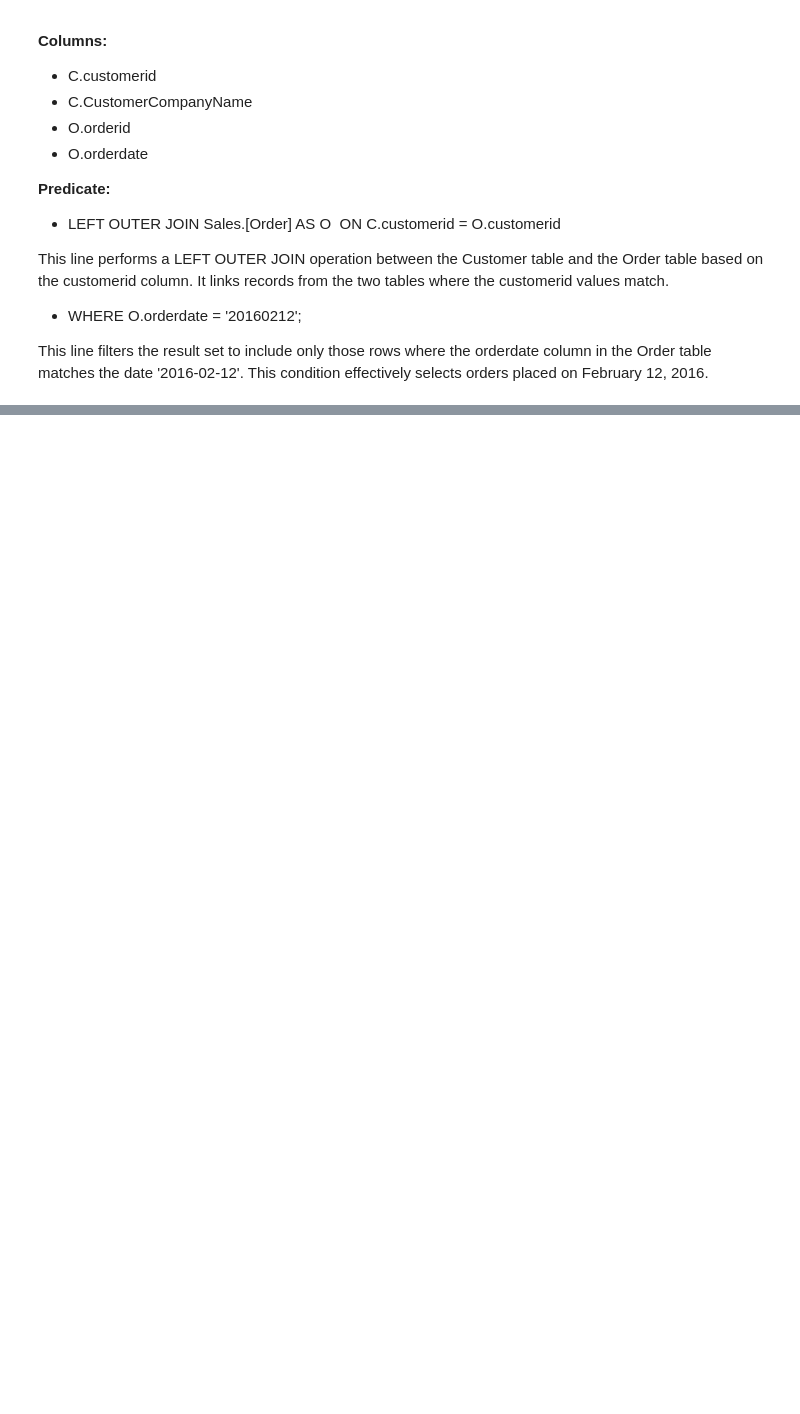
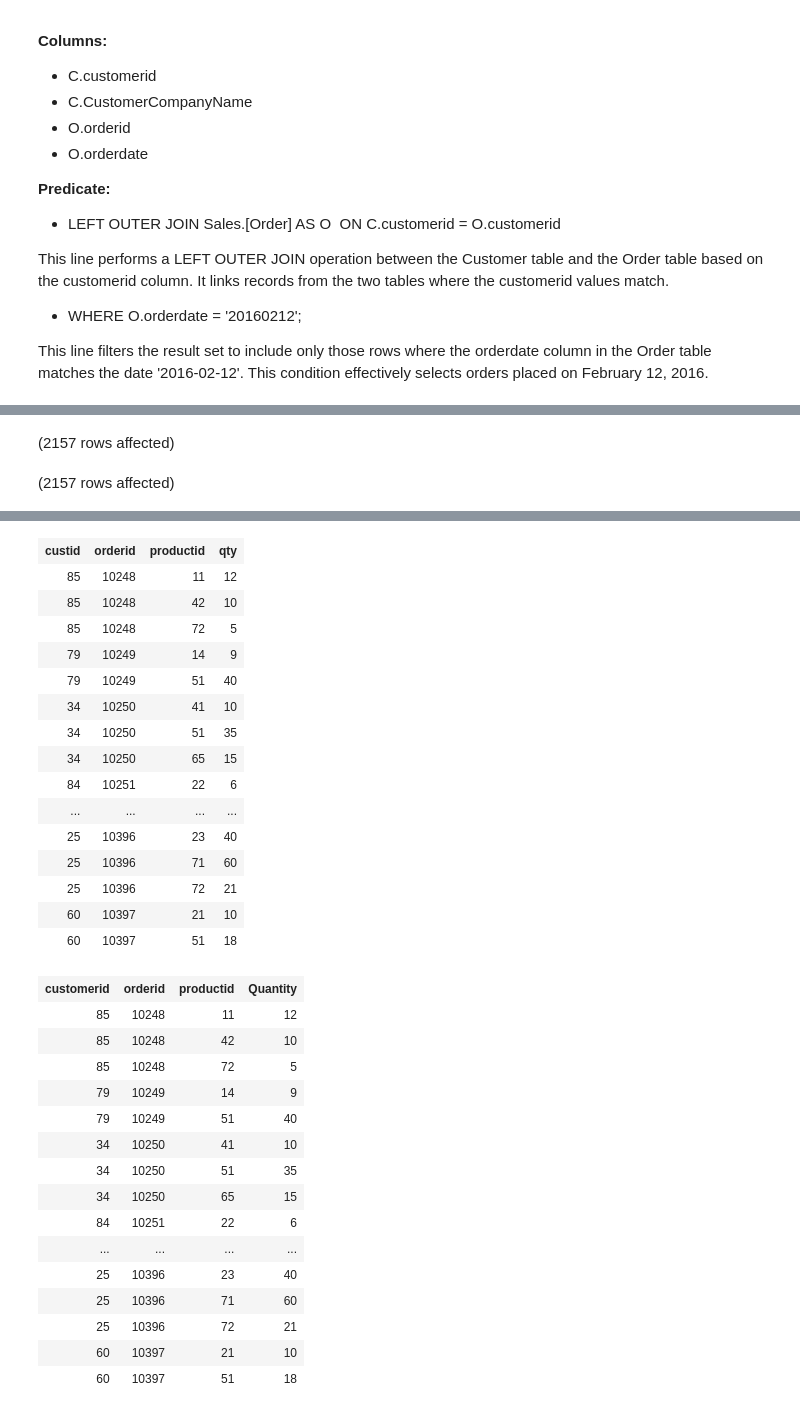
Before and after one commit to ImPrithibi/SQLProgramming, a Jupyter notebook: SQLProgramming-Group6/Ch3-Joins/Individual_Group6_HW2_Sabrina-Zheng.ipynb, the cells around one changed output, grey strips where cells are left out. Saved outputs shown, nothing was run; the diff lists cells and outputs as text; code cells hidden in the pictures; blank space fills up the shorter version.

```diff
--- a/SQLProgramming-Group6/Ch3-Joins/Individual_Group6_HW2_Sabrina-Zheng.ipynb
+++ b/SQLProgramming-Group6/Ch3-Joins/Individual_Group6_HW2_Sabrina-Zheng.ipynb
@@ -294,10 +352,25 @@ Write a query to join the Orders table with the OrderDetails table using an inn
 - The INNER JOIN condition is based on O.orderid and OD.orderid
 - The RIGHT OUTER JOIN condition is based on O.custid = C.custid
 # %%
+--Query using TSQL4 database
+USE TSQLV4;
 -- Option 2: change join order
 SELECT C.custid, O.orderid, OD.productid, OD.qty
-FROM Sales.[Orders] AS O
-  INNER JOIN Sales.[OrderDetails] AS OD
-    ON O.orderid = OD.orderid
-  RIGHT OUTER JOIN Sales.[Customers] AS C
-     ON O.custid = C.custid;
+FROM Sales.Orders AS O
+INNER JOIN Sales.OrderDetails AS OD
+ON O.orderid = OD.orderid
+RIGHT OUTER JOIN Sales.Customers AS C
+  ON O.custid = C.custid;
+
+--Query using Northwinds2022TSQLV7
+USE Northwinds2022TSQLV7;
+-- Option 2: change join order
+SELECT C.customerid, O.orderid, OD.productid, OD.Quantity
+FROM Sales.[Order] AS O
+INNER JOIN Sales.[OrderDetail] AS OD
+ON O.orderid = OD.orderid
+RIGHT OUTER JOIN Sales.[Customer] AS C
+ON O.customerid = C.customerid;
+# %% [output]
+(2157 rows affected)
+(2157 rows affected)
@@ -304,3 +378,35 @@ FROM Sales.[Orders] AS O
+| custid | orderid | productid | qty |
+| 85 | 10248 | 11 | 12 |
+| 85 | 10248 | 42 | 10 |
+| 85 | 10248 | 72 | 5 |
+| 79 | 10249 | 14 | 9 |
+| 79 | 10249 | 51 | 40 |
+| 34 | 10250 | 41 | 10 |
+| 34 | 10250 | 51 | 35 |
+| 34 | 10250 | 65 | 15 |
+| 84 | 10251 | 22 | 6 |
+| ... | ... | ... | ... |
+| 25 | 10396 | 23 | 40 |
+| 25 | 10396 | 71 | 60 |
+| 25 | 10396 | 72 | 21 |
+| 60 | 10397 | 21 | 10 |
+| 60 | 10397 | 51 | 18 |
+| customerid | orderid | productid | Quantity |
+| 85 | 10248 | 11 | 12 |
+| 85 | 10248 | 42 | 10 |
+| 85 | 10248 | 72 | 5 |
+| 79 | 10249 | 14 | 9 |
+| 79 | 10249 | 51 | 40 |
+| 34 | 10250 | 41 | 10 |
+| 34 | 10250 | 51 | 35 |
+| 34 | 10250 | 65 | 15 |
+| 84 | 10251 | 22 | 6 |
+| ... | ... | ... | ... |
+| 25 | 10396 | 23 | 40 |
+| 25 | 10396 | 71 | 60 |
+| 25 | 10396 | 72 | 21 |
+| 60 | 10397 | 21 | 10 |
+| 60 | 10397 | 51 | 18 |
 # %% [markdown]
 **\--Option 3**
 
```
Also changed, not shown: parts of 10 cells of this notebook.
